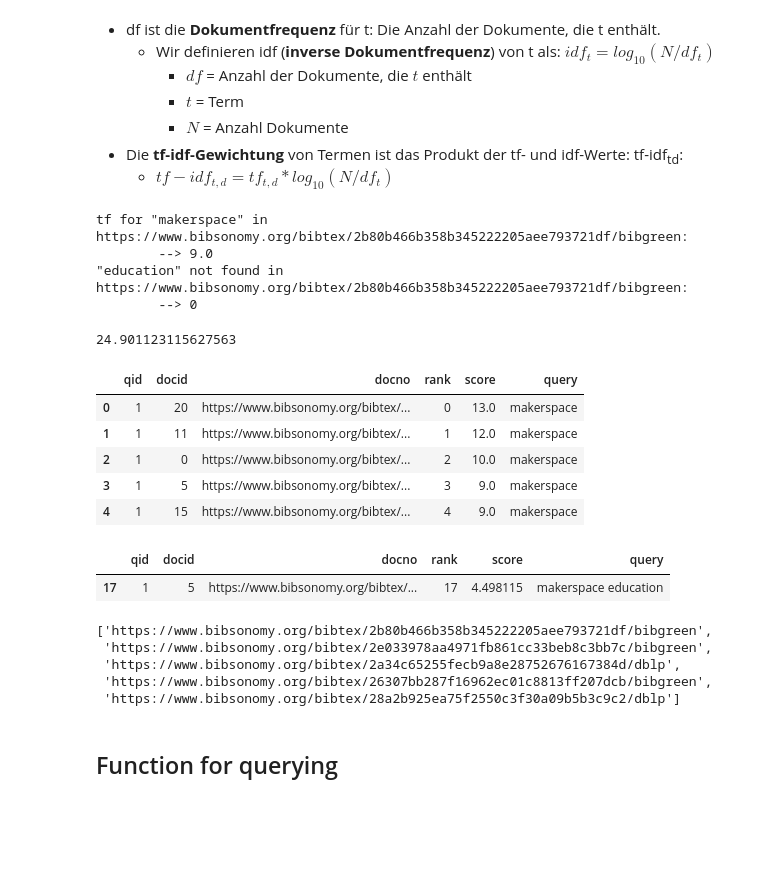
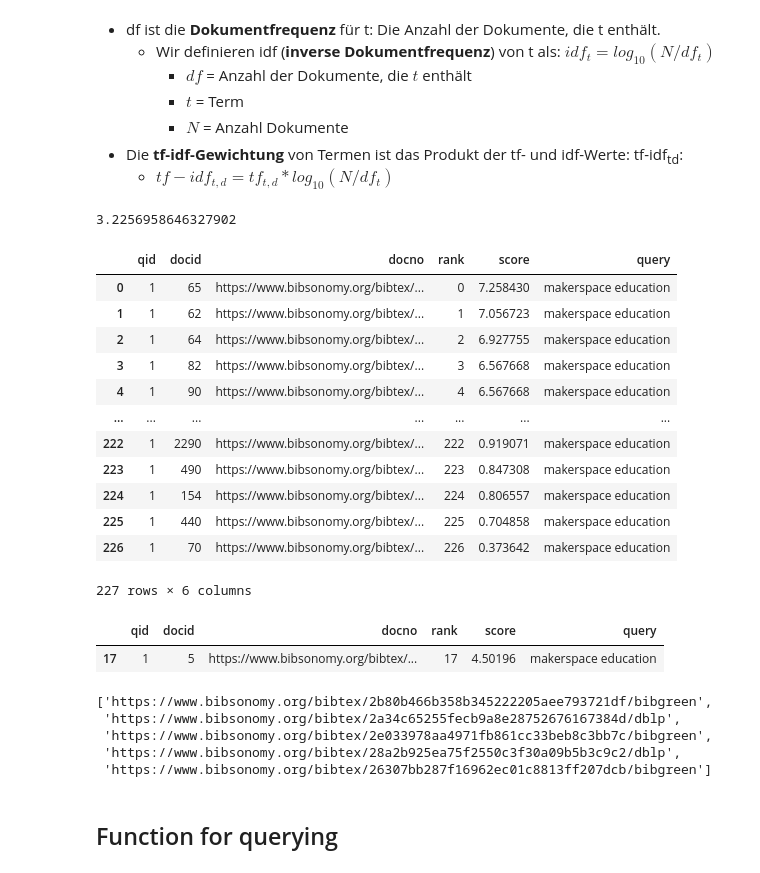
Before and after one commit to th-schmidt/2023-2024_Data_Librarian_Thomas_Schmidt, a Jupyter notebook: Modul_2/pyTerrier/pyterrier_aufgabe.ipynb, the cells around one changed output. Cells and saved outputs as stored; diff of their text form; code cells hidden in the pictures; blank space fills up the shorter version.

```diff
--- a/Modul_2/pyTerrier/pyterrier_aufgabe.ipynb
+++ b/Modul_2/pyTerrier/pyterrier_aufgabe.ipynb
@@ -279,7 +321,7 @@ len(data_dict)
 index_folder_mult = './makerspace_index_mult'
 
 # Dict fields for index
-fields = ['docno', 'text', 'abstract', 'tags']
+fields = ['docno', 'text', 'abstract']
 
 # Create indexer object for dictionary == IterDictIndexer
 indexer_mult = pt.IterDictIndexer(index_folder_mult,
@@ -541,37 +585,40 @@ def calc_tf_idf_for_document(query, docno, index, search_engine):
 # %%
 calc_tf_idf_for_document(query='makerspace education',
-                         docno='https://www.bibsonomy.org/bibtex/2b80b466b358b345222205aee793721df/bibgreen',
+                         docno='https://www.bibsonomy.org/bibtex/28a2b925ea75f2550c3f30a09b5b3c9c2/dblp',
                          index=index_mult,
                          search_engine=tf)
 # %% [output]
-tf for "makerspace" in https://www.bibsonomy.org/bibtex/2b80b466b358b345222205aee793721df/bibgreen:
-        --> 9.0
-"education" not found in https://www.bibsonomy.org/bibtex/2b80b466b358b345222205aee793721df/bibgreen:
-        --> 0
+3.2256958646327902
-24.901123115627563
 # %%
-tf.search('makerspace')[:5]
+tf_idf.search('makerspace education')
 # %% [output]
 |  | qid | docid | docno | rank | score | query |
-| 0 | 1 | 20 | https://www.bibsonomy.org/bibtex/... | 0 | 13.0 | makerspace |
-| 1 | 1 | 11 | https://www.bibsonomy.org/bibtex/... | 1 | 12.0 | makerspace |
-| 2 | 1 | 0 | https://www.bibsonomy.org/bibtex/... | 2 | 10.0 | makerspace |
-| 3 | 1 | 5 | https://www.bibsonomy.org/bibtex/... | 3 | 9.0 | makerspace |
-| 4 | 1 | 15 | https://www.bibsonomy.org/bibtex/... | 4 | 9.0 | makerspace |
+| 0 | 1 | 65 | https://www.bibsonomy.org/bibtex/... | 0 | 7.258430 | makerspace education |
+| 1 | 1 | 62 | https://www.bibsonomy.org/bibtex/... | 1 | 7.056723 | makerspace education |
+| 2 | 1 | 64 | https://www.bibsonomy.org/bibtex/... | 2 | 6.927755 | makerspace education |
+| 3 | 1 | 82 | https://www.bibsonomy.org/bibtex/... | 3 | 6.567668 | makerspace education |
+| 4 | 1 | 90 | https://www.bibsonomy.org/bibtex/... | 4 | 6.567668 | makerspace education |
+| ... | ... | ... | ... | ... | ... | ... |
+| 222 | 1 | 2290 | https://www.bibsonomy.org/bibtex/... | 222 | 0.919071 | makerspace education |
+| 223 | 1 | 490 | https://www.bibsonomy.org/bibtex/... | 223 | 0.847308 | makerspace education |
+| 224 | 1 | 154 | https://www.bibsonomy.org/bibtex/... | 224 | 0.806557 | makerspace education |
+| 225 | 1 | 440 | https://www.bibsonomy.org/bibtex/... | 225 | 0.704858 | makerspace education |
+| 226 | 1 | 70 | https://www.bibsonomy.org/bibtex/... | 226 | 0.373642 | makerspace education |
+227 rows × 6 columns
 # %%
 result = tf_idf.search('makerspace education')
 result.query('docid == 5')
 # %% [output]
 |  | qid | docid | docno | rank | score | query |
-| 17 | 1 | 5 | https://www.bibsonomy.org/bibtex/... | 17 | 4.498115 | makerspace education |
+| 17 | 1 | 5 | https://www.bibsonomy.org/bibtex/... | 17 | 4.50196 | makerspace education |
 # %%
 tf_idf.search('makerspace')['docno'].to_list()[:5]
 # %% [output]
 ['https://www.bibsonomy.org/bibtex/2b80b466b358b345222205aee793721df/bibgreen',
+ 'https://www.bibsonomy.org/bibtex/2a34c65255fecb9a8e28752676167384d/dblp',
  'https://www.bibsonomy.org/bibtex/2e033978aa4971fb861cc33beb8c3bb7c/bibgreen',
- 'https://www.bibsonomy.org/bibtex/2a34c65255fecb9a8e28752676167384d/dblp',
- 'https://www.bibsonomy.org/bibtex/26307bb287f16962ec01c8813ff207dcb/bibgreen',
- 'https://www.bibsonomy.org/bibtex/28a2b925ea75f2550c3f30a09b5b3c9c2/dblp']
+ 'https://www.bibsonomy.org/bibtex/28a2b925ea75f2550c3f30a09b5b3c9c2/dblp',
+ 'https://www.bibsonomy.org/bibtex/26307bb287f16962ec01c8813ff207dcb/bibgreen']
 # %% [markdown]
 ## Function for querying
 # %%
```
Also changed, not shown: parts of 39 cells of this notebook, 21 other files.
